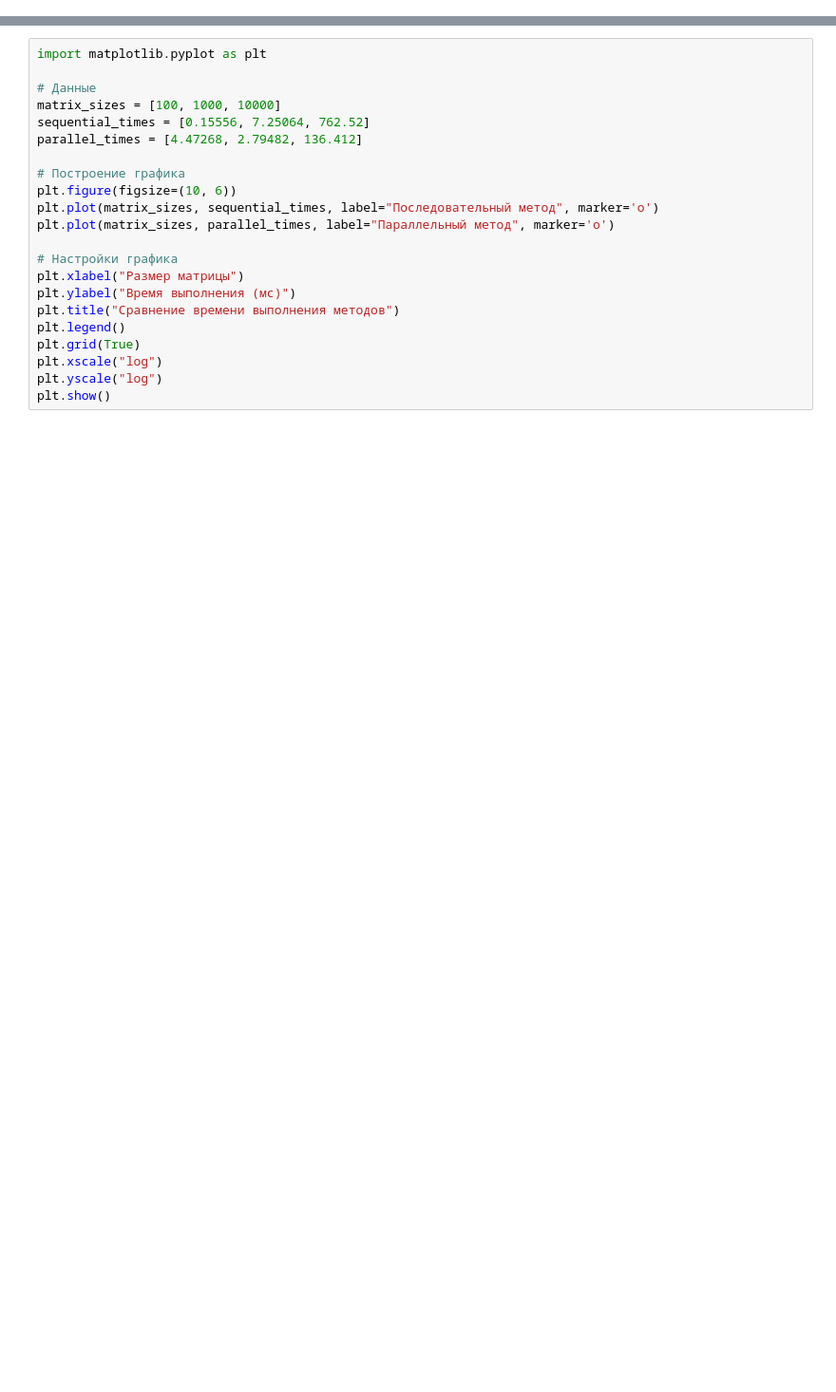
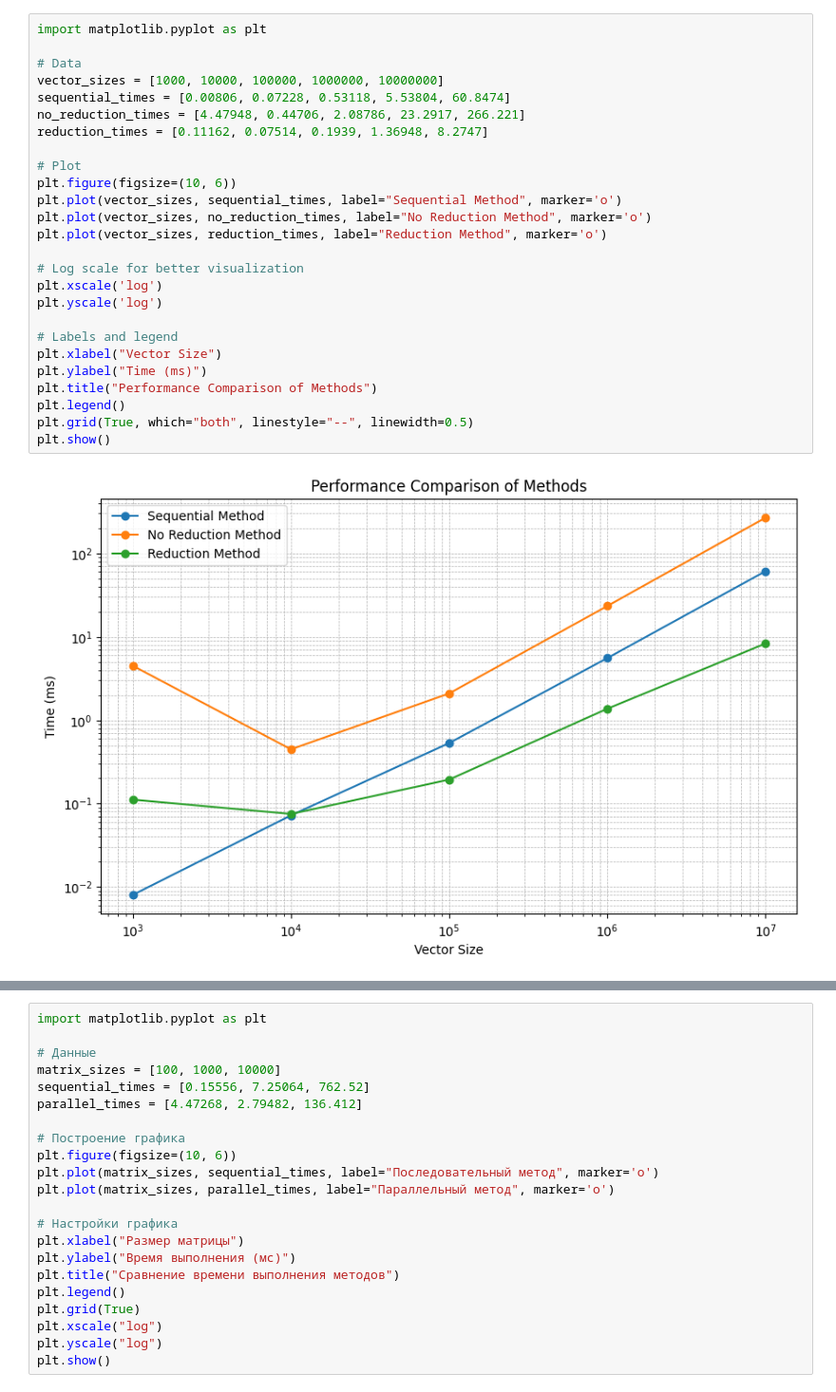
Before and after one commit to StephanOlizko/spbu-parallel-computing, a Jupyter notebook: analyse/open_mp_analyse.ipynb, the cells around one changed output, grey strips where cells are left out. Shown at 95% size. Cells and saved outputs as stored; diff of their text form; blank space fills up the shorter version.

```diff
--- a/analyse/openmp_analyse.ipynb
+++ b/analyse/open_mp_analyse.ipynb
@@ -0,0 +41,28 @@
+# %%
+import matplotlib.pyplot as plt
+
+# Data
+vector_sizes = [1000, 10000, 100000, 1000000, 10000000]
+sequential_times = [0.00806, 0.07228, 0.53118, 5.53804, 60.8474]
+no_reduction_times = [4.47948, 0.44706, 2.08786, 23.2917, 266.221]
+reduction_times = [0.11162, 0.07514, 0.1939, 1.36948, 8.2747]
+
+# Plot
+plt.figure(figsize=(10, 6))
+plt.plot(vector_sizes, sequential_times, label="Sequential Method", marker='o')
+plt.plot(vector_sizes, no_reduction_times, label="No Reduction Method", marker='o')
+plt.plot(vector_sizes, reduction_times, label="Reduction Method", marker='o')
+
+# Log scale for better visualization
+plt.xscale('log')
+plt.yscale('log')
+
+# Labels and legend
+plt.xlabel("Vector Size")
+plt.ylabel("Time (ms)")
+plt.title("Performance Comparison of Methods")
+plt.legend()
+plt.grid(True, which="both", linestyle="--", linewidth=0.5)
+plt.show()
+# %% [output]
+[figure, added]
```
Also changed, not shown: parts of 11 cells of this notebook, 1 other file.
